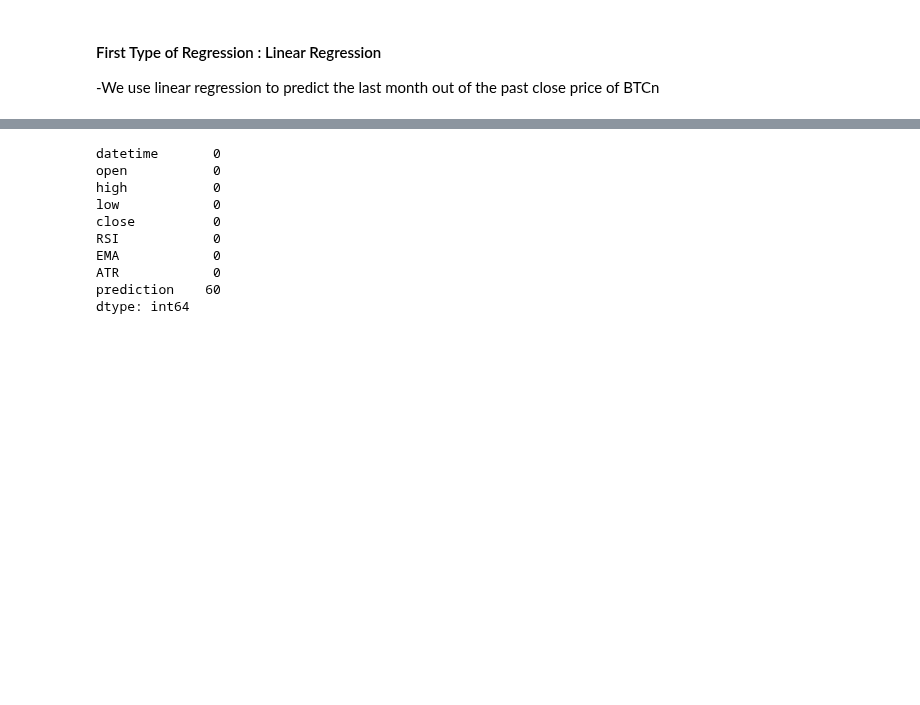
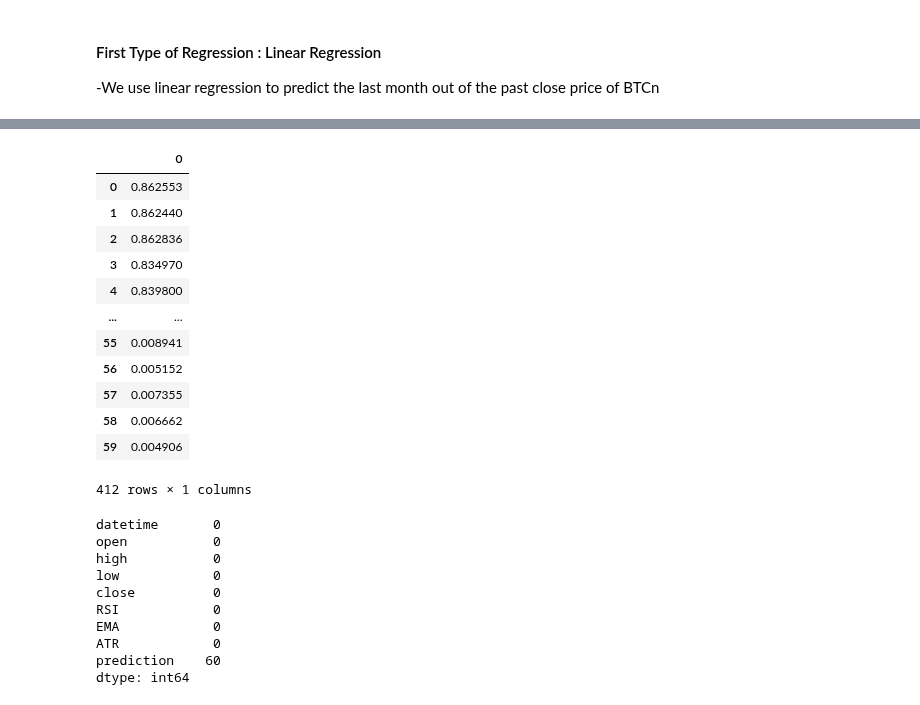
Before and after one commit to MohamedKeteb/Crypto_project, a Jupyter notebook: Bitcoin_pred.ipynb, the cells around one changed output, grey strips where cells are left out. Cells and saved outputs as stored; diff of their text form; code cells hidden in the pictures; blank space fills up the shorter version.

```diff
--- a/Bitcoin_pred.ipynb
+++ b/Bitcoin_pred.ipynb
@@ -155,0 +221,17 @@ scaled_data= shift(scaled_data,prediction_time)
+# %%
+resultat = pd.concat([scaled_data['close'], pd.DataFrame(ft)], axis=0)
+resultat
+# %% [output]
+|  | 0 |
+| 0 | 0.862553 |
+| 1 | 0.862440 |
+| 2 | 0.862836 |
+| 3 | 0.834970 |
+| 4 | 0.839800 |
+| ... | ... |
+| 55 | 0.008941 |
+| 56 | 0.005152 |
+| 57 | 0.007355 |
+| 58 | 0.006662 |
+| 59 | 0.004906 |
+412 rows × 1 columns
```
Also changed, not shown: parts of 10 cells of this notebook, 1 other file.
